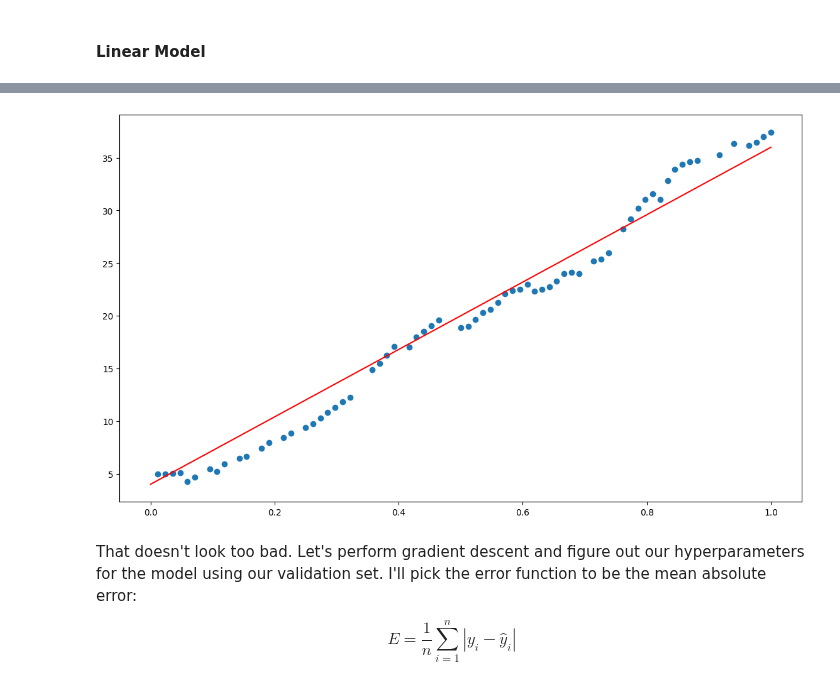
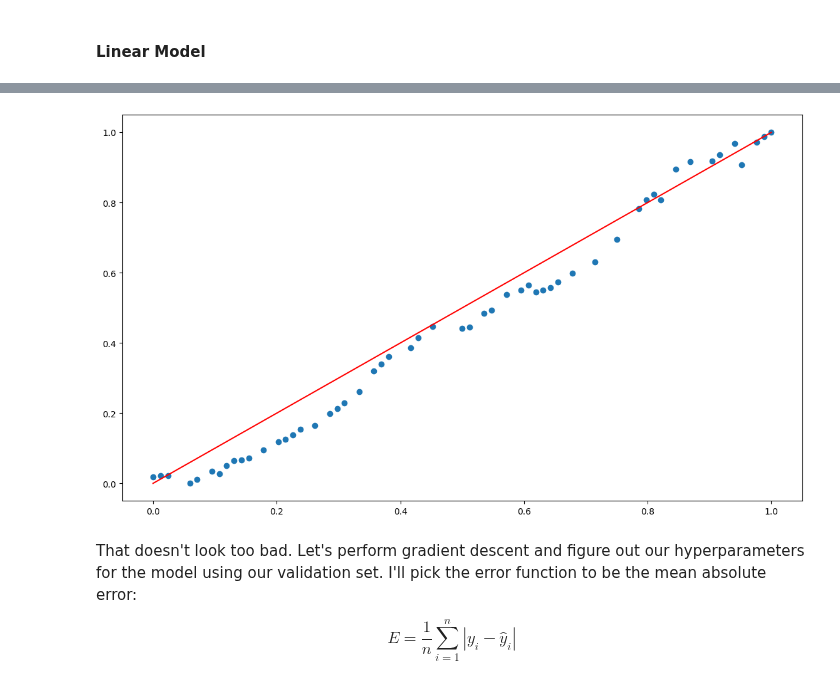
Before and after one commit to SepehrAkbari/LFC-courses, a Jupyter notebook: CSCI-240/Project-3/Main/Main.ipynb, the cells around one changed output, grey strips where cells are left out. Drawn from its saved outputs; the diff is of its cells as text; code cells hidden in the pictures.

```diff
--- a/CSCI-240/Project-3/Main/Main.ipynb
+++ b/CSCI-240/Project-3/Main/Main.ipynb
@@ -12,7 +12,10 @@ from sklearn.model_selection import train_test_split
 # %% [markdown]
 #### **Loading Data**
 # %%
-df = pd.read_csv('annual_global_CO2_levels', delimiter = "\t", names = ["Year", "CO2 Level"], skiprows = 1)
+df = pd.read_csv('annual_global_CO2_levels',
+                 delimiter = "\t",
+                 names = ["Year", "CO2 Level"],
+                 skiprows = 1)
 # %% [markdown]
 #### **Graphing Data**
 # %%
@@ -29,13 +32,15 @@ plt.show()
 
 Scaling is required here because the x-values are in thousands and the y-values are in single or double digits.
 # %%
-X = df['Year'].values.astype(np.float32)
-X = (X - X.min()) / (X.max() - X.min())
-y = df['CO2 Level'].values.astype(np.float32)
+x_values = df['Year'].values.astype(np.float32)
+x_values = (x_values - x_values.min()) / (x_values.max() - x_values.min())
+
+y_values = df['CO2 Level'].values.astype(np.float32)
+y_values = (y_values - y_values.min()) / (y_values.max() - y_values.min())
 # %% [markdown]
 #### **Splitting Data**
 
 Splitting the data into training, validation, and testing sets.
 # %%
-X_train_val, X_test, y_train_val, y_test = train_test_split(X, y, test_size=0.1, random_state=2)
-X_train, X_val, y_train, y_val = train_test_split(X_train_val, y_train_val, test_size=0.1, random_state=2)
+x_train_val, x_test, y_train_val, y_test = train_test_split(x_values, y_values, test_size = 0.2, random_state = 13)
+x_train, x_val, y_train, y_val = train_test_split(x_train_val, y_train_val, test_size = 0.2, random_state = 13)
@@ -57,17 +63,17 @@ $$ y = 32x + 4 $$
+# %%
+m = 1.0
+b = 0.0
 # %%
-m = 32
-b = 4
-
-x = np.linspace(0, 1, 200)
+x = np.linspace(0, 1, 100)
 y = linearModel(m, b, x)
 
 plt.figure(figsize = (14, 8))
 plt.plot(x, y, color = 'red')
-plt.scatter(X_train, y_train)
+plt.scatter(x_train, y_train)
 
 plt.show()
 # %% [output]
-[figure, old version]
+[figure, new version]
 # %% [markdown]
 That doesn't look too bad. Let's perform gradient descent and figure out our hyperparameters for the model using our validation set. I'll pick the error function to be the mean absolute error:
 
```
Also changed, not shown: parts of 8 cells of this notebook, 2 other files.
